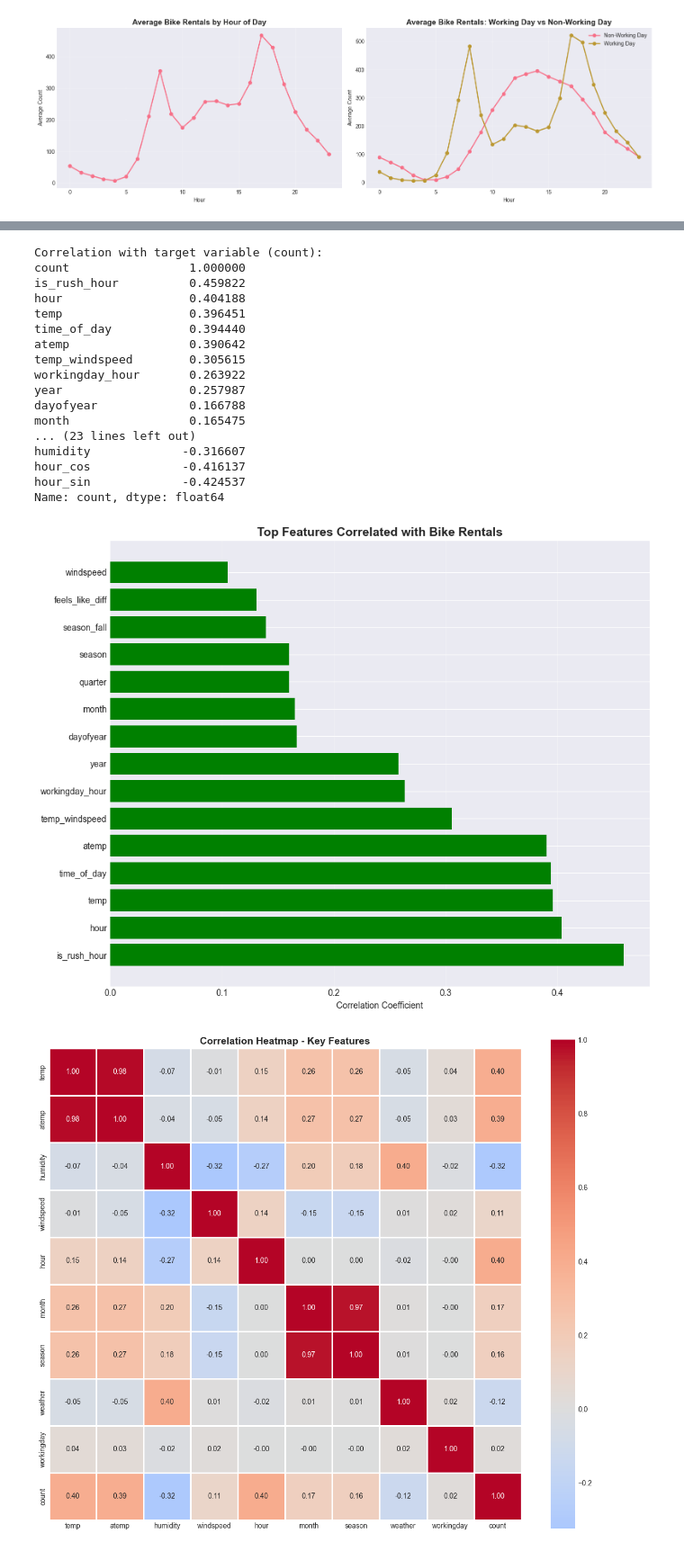
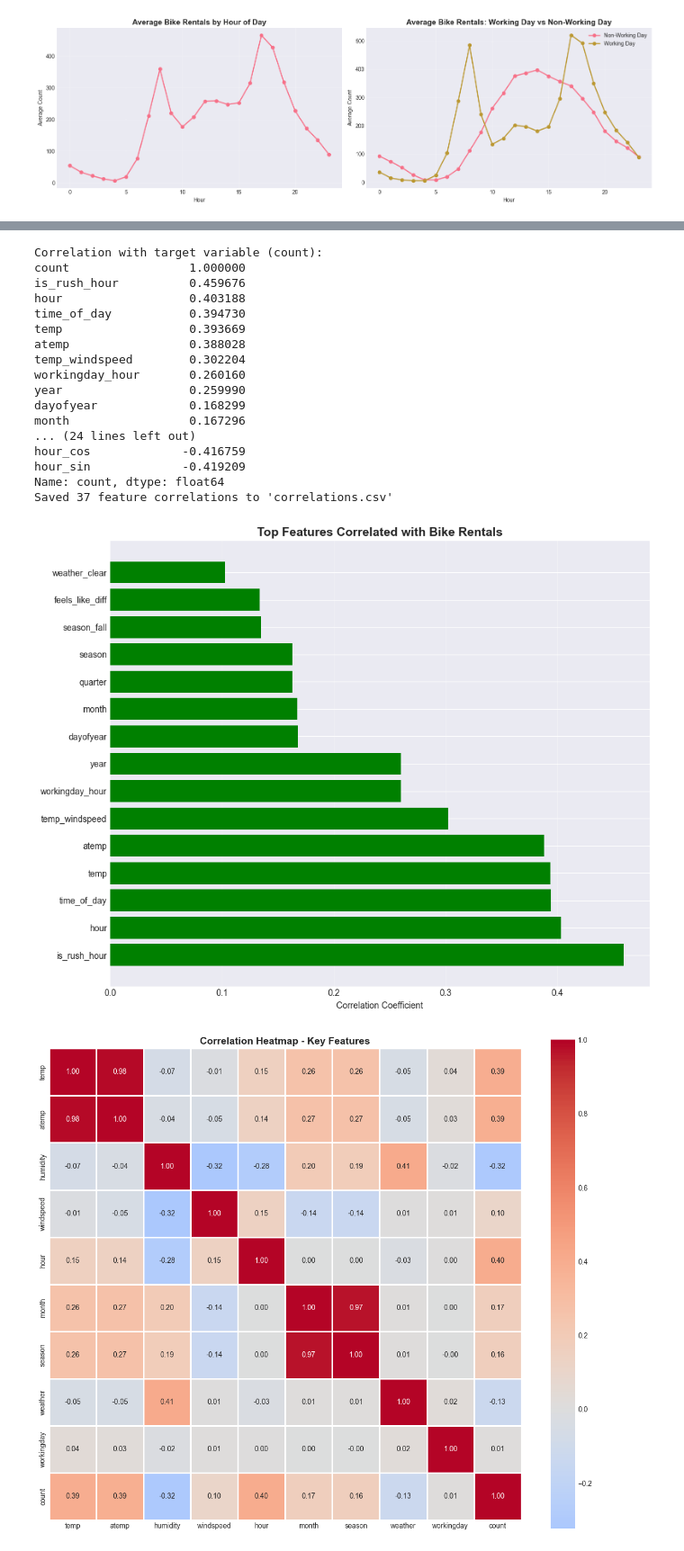
Before and after one commit to manju-wilp/Sem1, a Jupyter notebook: ML/assignments/1/bike_sharing_analysis.ipynb, the cells around one changed output, grey strips where cells are left out. Shown at 90% size. Drawn from its saved outputs; the diff is of its cells as text; code cells hidden in the pictures.

```diff
--- a/ML/assignments/1/bike_sharing_analysis.ipynb
+++ b/ML/assignments/1/bike_sharing_analysis.ipynb
@@ -221,10 +177,21 @@ def create_features(df):
 
     return df
 
-# Apply feature engineering
+# Apply feature engineering on Train data
 train_df = parse_datetime(train_df)
+# Delete duplicate rows where year, month, day, and hour are the same
+train_df = train_df.sort_values('datetime').reset_index(drop=True)
+duplicates_mask = train_df.duplicated(subset=['year', 'month', 'day', 'hour'], keep='first')
+deleted_duplicates = train_df[duplicates_mask]
+print("Duplicate entries deleted (same year, month, day, hour):")
+print(deleted_duplicates[['datetime', 'year', 'month', 'day', 'hour']])
+
+# Drop these duplicates from train_df
+train_df = train_df[~duplicates_mask].reset_index(drop=True)
+print(train_df.head())
 train_df = create_features(train_df)
 
+# Apply feature engineering on Test data
 test_df = parse_datetime(test_df)
 test_df = create_features(test_df)
 
@@ -335,43 +312,50 @@ plt.show()
 # %%
 # Correlation with target variable
 numerical_cols = train_df.select_dtypes(include=[np.number]).columns.tolist()
 numerical_cols.remove('count')  # Remove target
 numerical_cols = [col for col in numerical_cols if col not in ['casual', 'registered']]  # Remove if present
 
 correlations = train_df[numerical_cols + ['count']].corr()['count'].sort_values(ascending=False)
 print("Correlation with target variable (count):")
 print(correlations)
+# Save correlations to CSV
+corr_df = correlations.reset_index()
+corr_df.columns = ['feature', 'correlation_with_count']
+corr_df.to_csv('correlations.csv', index=False)
+print(f"Saved {len(corr_df)} feature correlations to 'correlations.csv'")
+corr_df.head(20)
+
 
 # Plot top correlations
 plt.figure(figsize=(10, 8))
 top_corr = correlations[1:16]  # Top 15 (excluding count itself)
 colors = ['green' if x > 0 else 'red' for x in top_corr.values]
 plt.barh(range(len(top_corr)), top_corr.values, color=colors)
 plt.yticks(range(len(top_corr)), top_corr.index)
 plt.xlabel('Correlation Coefficient')
 plt.title('Top Features Correlated with Bike Rentals', fontsize=14, fontweight='bold')
 plt.grid(True, alpha=0.3, axis='x')
 plt.tight_layout()
 plt.show()
 # %% [output]
 Correlation with target variable (count):
 count                 1.000000
-is_rush_hour          0.459822
-hour                  0.404188
-temp                  0.396451
-time_of_day           0.394440
-atemp                 0.390642
-temp_windspeed        0.305615
-workingday_hour       0.263922
-year                  0.257987
-dayofyear             0.166788
-month                 0.165475
-... (23 lines left out)
-humidity             -0.316607
-hour_cos             -0.416137
-hour_sin             -0.424537
+is_rush_hour          0.459676
+hour                  0.403188
+time_of_day           0.394730
+temp                  0.393669
+atemp                 0.388028
+temp_windspeed        0.302204
+workingday_hour       0.260160
+year                  0.259990
+dayofyear             0.168299
+month                 0.167296
+... (24 lines left out)
+hour_cos             -0.416759
+hour_sin             -0.419209
 Name: count, dtype: float64
+Saved 37 feature correlations to 'correlations.csv'
-[figure, old version]
+[figure, new version]
 # %%
 # Correlation heatmap for key features
 key_features = ['temp', 'atemp', 'humidity', 'windspeed', 'hour', 'month', 'season', 'weather', 'workingday', 'count']
```
Also changed, not shown: parts of 28 cells of this notebook.
